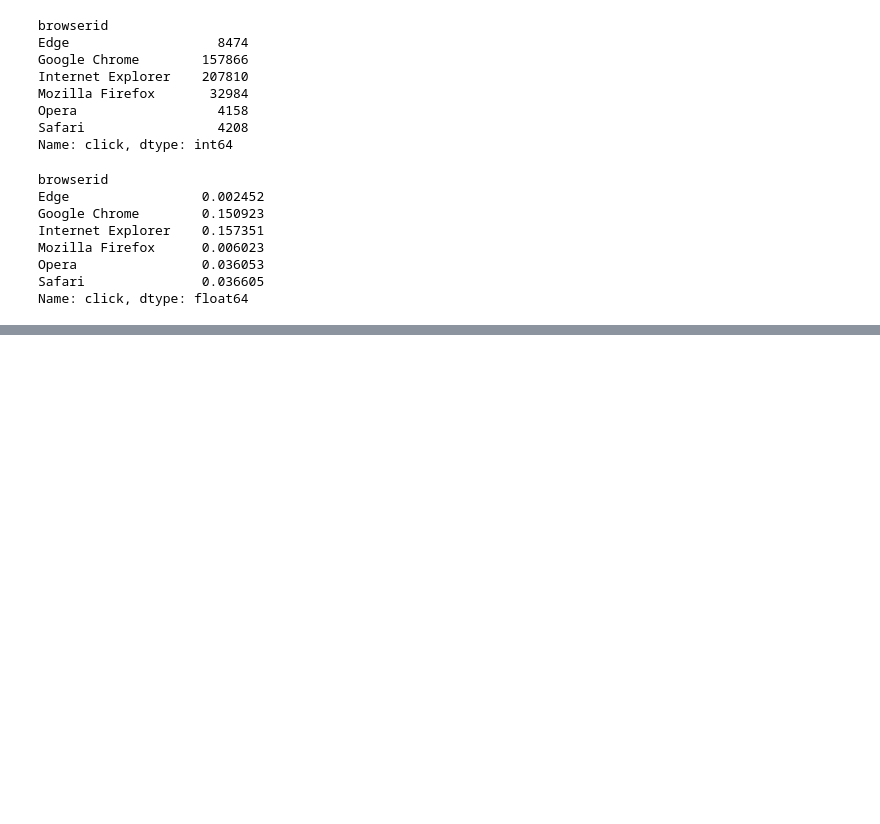
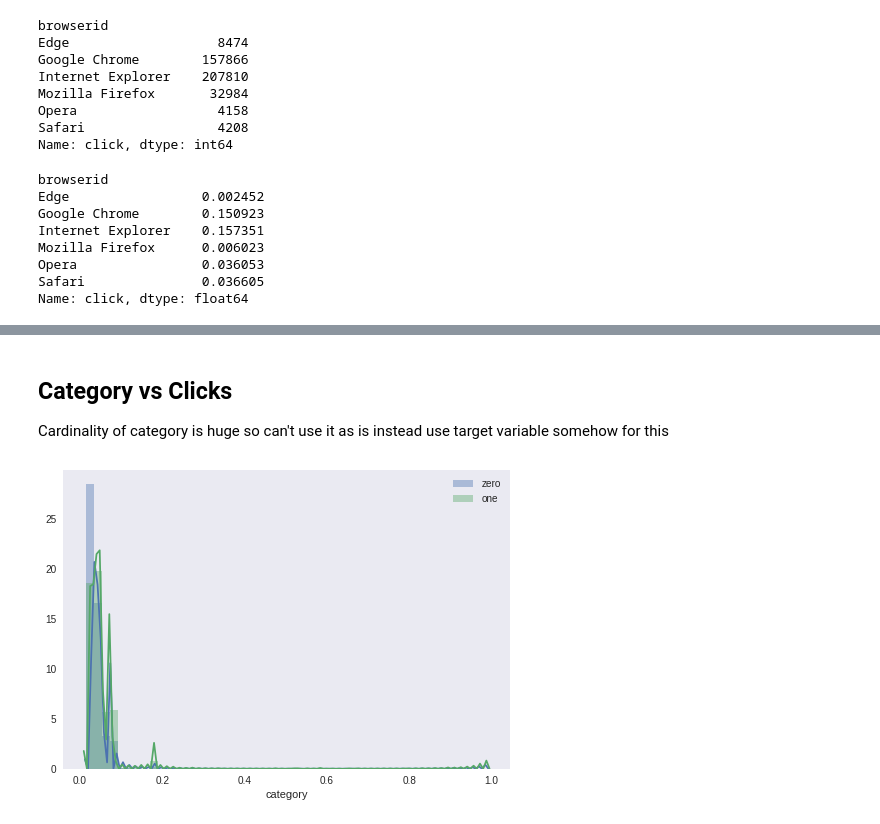
Before and after one commit to numb3r33/predict_ads, a Jupyter notebook: notebooks/Experiment5.ipynb, the cells around one changed output, grey strips where cells are left out. Saved outputs shown, nothing was run; the diff lists cells and outputs as text; code cells hidden in the pictures; blank space fills up the shorter version.

```diff
--- a/notebooks/Experiment5.ipynb
+++ b/notebooks/Experiment5.ipynb
@@ -26,7 +26,7 @@ dtype = {
 }
 
 train = pd.read_csv('../data/raw/205e1808-6-dataset/train.csv',
-                    usecols=['ID', 'browserid', 'click']
+                    usecols=['ID', 'category', 'click']
                    )
 
 # test  = pd.read_csv('../data/raw/205e1808-6-dataset/test.csv',
@@ -193,0 +207,15 @@ Name: click, dtype: float64
+# %% [markdown]
+## Category vs Clicks
+
+Cardinality of category is huge so can't use it as is instead use target variable somehow for this
+# %%
+ss = train.groupby(['category', 'click']).size().unstack()\
+          .apply(lambda x: x[1] / (x[1] + x[0]), axis='columns')
+# %%
+train.loc[:, 'category'] = train.category.replace(ss)
+# %%
+sns.distplot(train.loc[train.click == 0, 'category'].dropna(), label='zero')
+sns.distplot(train.loc[train.click == 1, 'category'].dropna(), label='one')
+plt.legend(loc='best');
+# %% [output]
+[figure, added]
```
Also changed, not shown: parts of 3 cells of this notebook, 1 other file.
